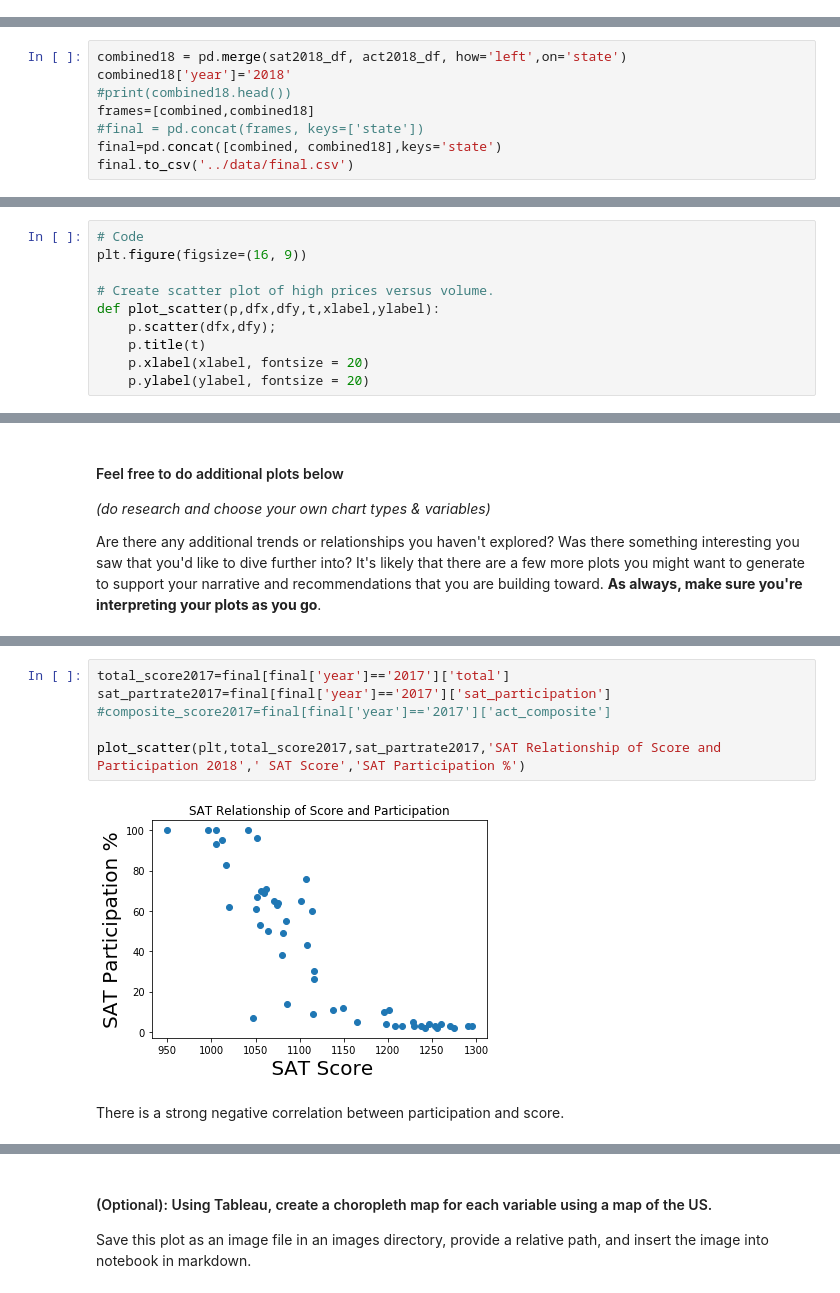
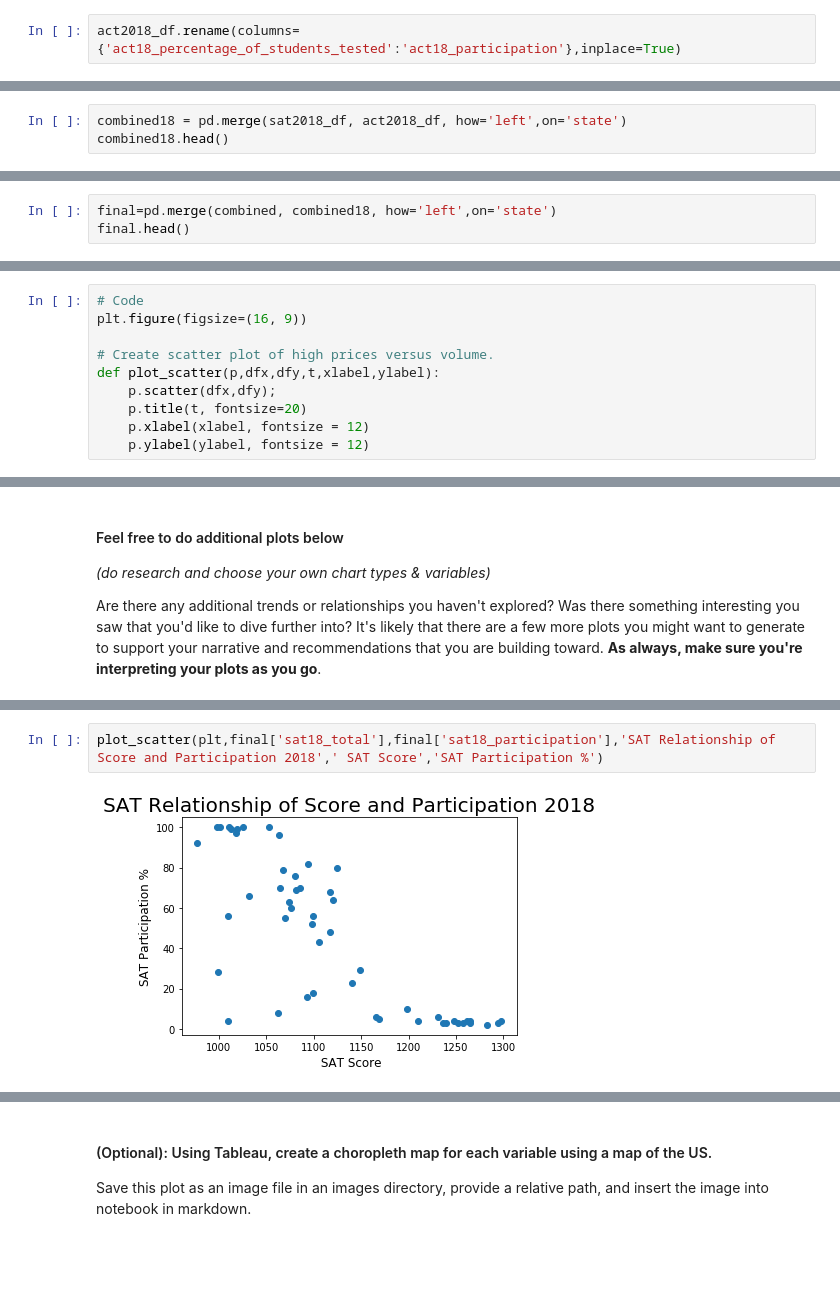
Before and after one commit to liJiansheng/DSI12Projects, a Jupyter notebook: project_1/code/project1_js.ipynb, the cells around one changed output, grey strips where cells are left out. Cells and saved outputs as stored; diff of their text form; blank space fills up the shorter version.

```diff
--- a/project_1/code/project1_js.ipynb
+++ b/project_1/code/project1_js.ipynb
@@ -424,3 +526,5 @@ sat2018_df.head()
+# %%
+act2018_df.rename(columns={'act18_percentage_of_students_tested':'act18_participation'},inplace=True)
 # %%
 act2018_df.head()
 # %% [output]
@@ -439,10 +543,5 @@ Save the contents of this merged dataframe as `final.csv`.
 **Use this combined dataframe for the remainder of the project**.
 # %%
 combined18 = pd.merge(sat2018_df, act2018_df, how='left',on='state')
-combined18['year']='2018'
-#print(combined18.head())
-frames=[combined,combined18]
-#final = pd.concat(frames, keys=['state'])
-final=pd.concat([combined, combined18],keys='state')
-final.to_csv('../data/final.csv')
+combined18.head()
 # %% [output]
@@ -453,0 +554,3 @@ To retain the current behavior and silence the warning, pass 'sort=True'.
+# %%
+final=pd.merge(combined, combined18, how='left',on='state')
+final.head()
@@ -747,8 +965,8 @@ plt.figure(figsize=(16, 9))
 # Create scatter plot of high prices versus volume.
 def plot_scatter(p,dfx,dfy,t,xlabel,ylabel):
     p.scatter(dfx,dfy);
-    p.title(t)
-    p.xlabel(xlabel, fontsize = 20)
-    p.ylabel(ylabel, fontsize = 20)
+    p.title(t, fontsize=20)
+    p.xlabel(xlabel, fontsize = 12)
+    p.ylabel(ylabel, fontsize = 12)
 # %% [output]
 <Figure size 1152x648 with 0 Axes>
@@ -1061,10 +1097,4 @@ aparticipation2018[['sat_participation','act_participation']].plot(kind='bar',fi
 # %%
-total_score2017=final[final['year']=='2017']['total']
-sat_partrate2017=final[final['year']=='2017']['sat_participation']
-#composite_score2017=final[final['year']=='2017']['act_composite']
-
-plot_scatter(plt,total_score2017,sat_partrate2017,'SAT Relationship of Score and Participation 2018',' SAT Score','SAT Participation %')
+plot_scatter(plt,final['sat18_total'],final['sat18_participation'],'SAT Relationship of Score and Participation 2018',' SAT Score','SAT Participation %')
 # %% [output]
-[figure, old version]
+[figure, new version]
-# %% [markdown]
-There is a strong negative correlation between participation and score.
```
Also changed, not shown: parts of 194 cells of this notebook, 9 other files.
